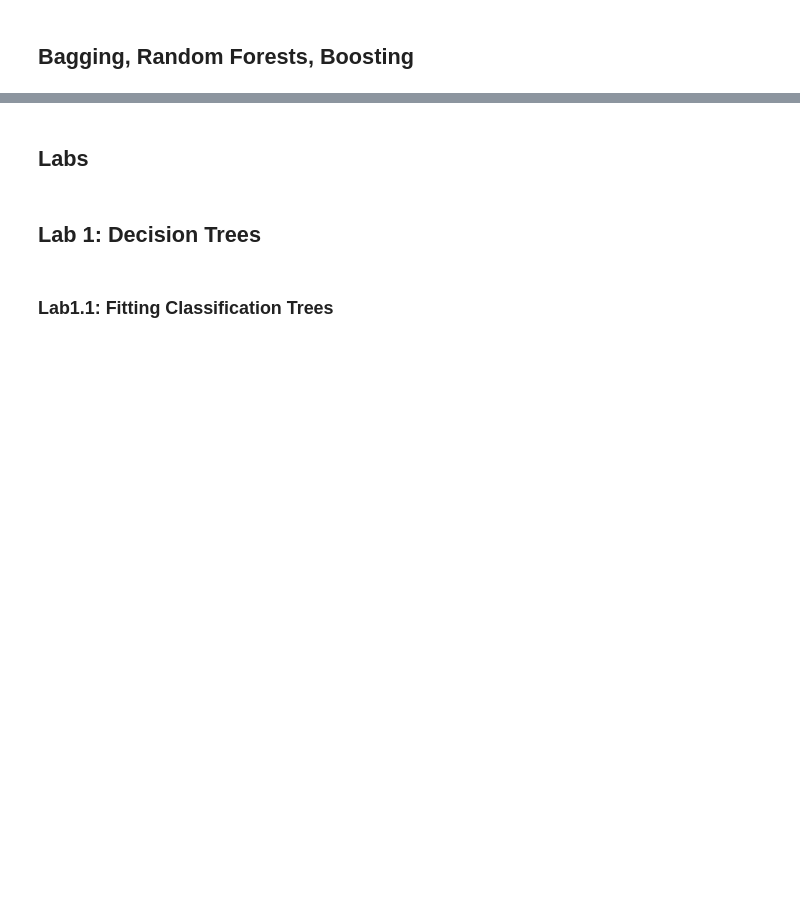
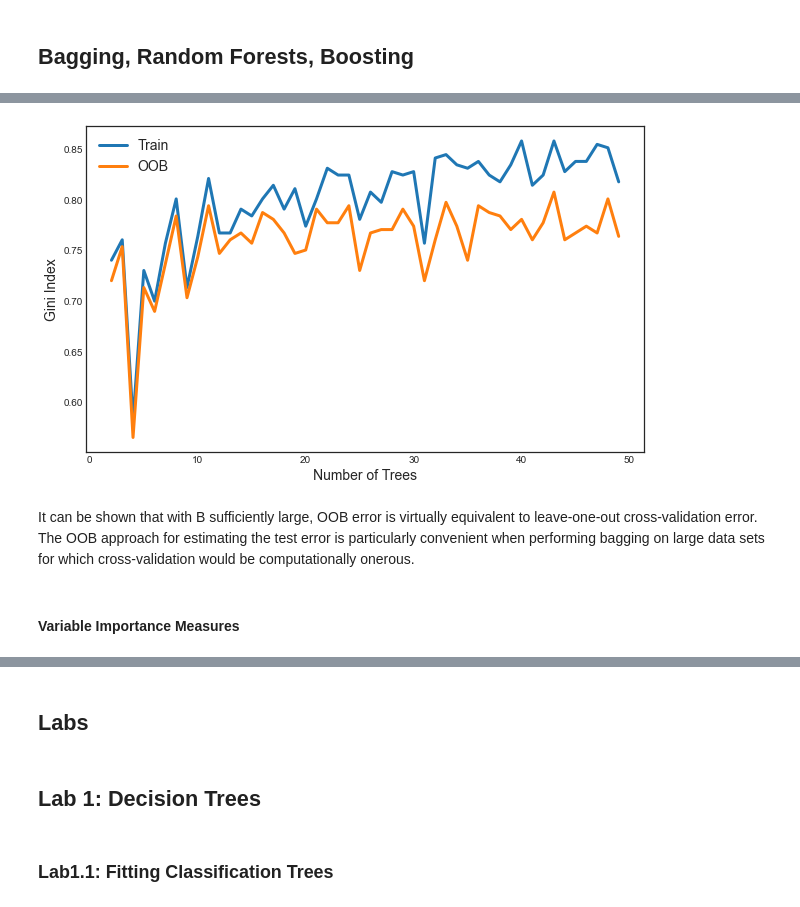
Before and after one commit to matteocourthoud/Machine-Learning-for-Economic-Analysis, a Jupyter notebook: 7_trees.ipynb, the cells around one changed output, grey strips where cells are left out. Cells and saved outputs as stored; diff of their text form; code cells hidden in the pictures; blank space fills up the shorter version.

```diff
--- a/7_trees.ipynb
+++ b/7_trees.ipynb
@@ -159,0 +319,24 @@ TBD
+# %%
+# Init
+params = range(2,50)
+bagging_scores = np.zeros((len(params),2))
+
+# Loop over parameters
+for i, param in enumerate(params):
+    bagging = BaggingClassifier(DecisionTreeClassifier(), max_samples=param, oob_score=True)
+    bagging.fit(X2,y2)
+    bagging_scores[i,0] = bagging.score(X2, y2)
+    bagging_scores[i,1] = bagging.oob_score_
+# %%
+fig, ax = plt.subplots(1,1,figsize=(10,6))
+
+# Plot scores
+ax.plot(params, bagging_scores);
+ax.legend(['Train','OOB']);
+ax.set_xlabel('Number of Trees'); ax.set_ylabel('Gini Index');
+# %% [output]
+[figure, added]
+# %% [markdown]
+It can be shown that with B sufficiently large, OOB error is virtually equivalent to leave-one-out cross-validation error. The OOB approach for estimating the test error is particularly convenient when performing bagging on large data sets for which cross-validation would be computationally onerous.
+# %% [markdown]
+#### Variable Importance Measures
```
Also changed, not shown: parts of 66 cells of this notebook.
